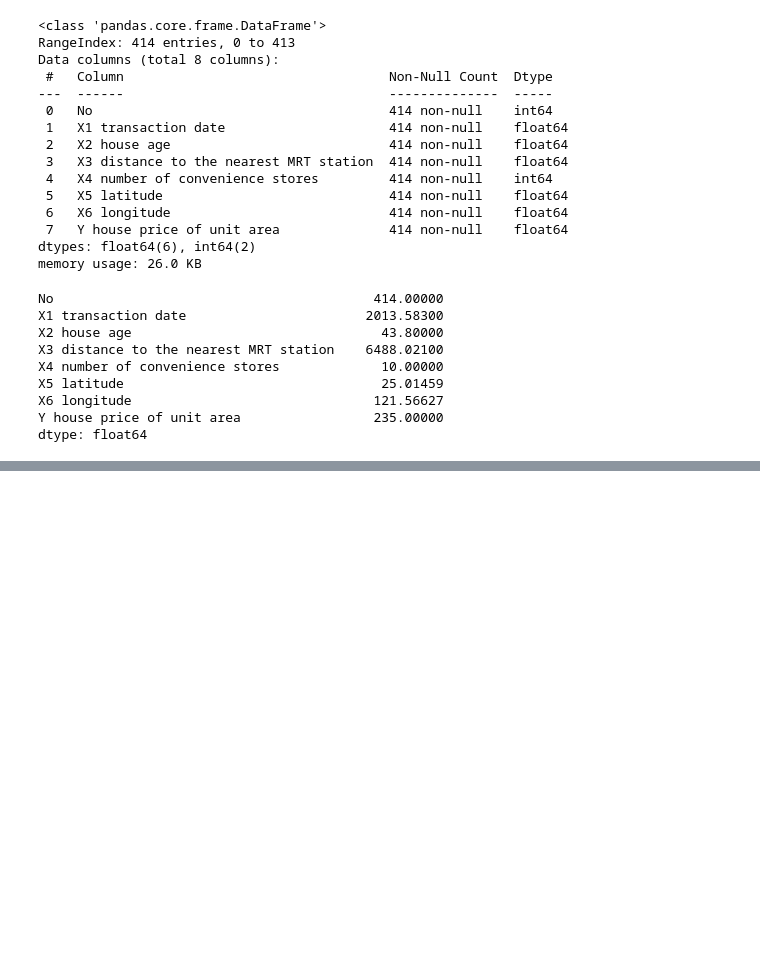
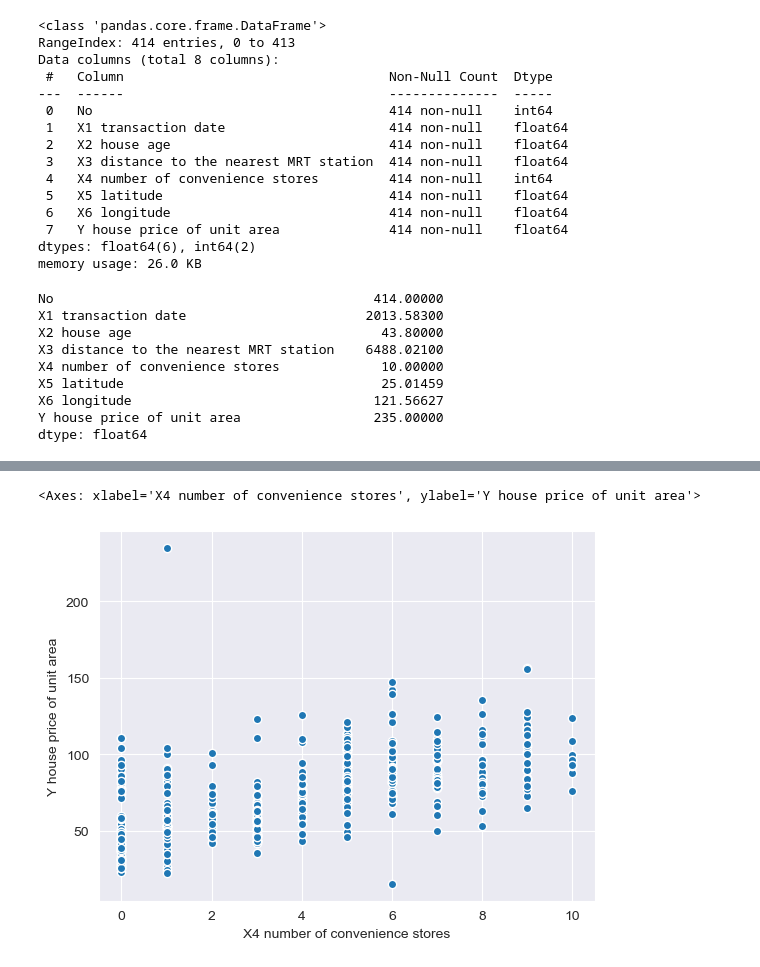
Before and after one commit to Xyehtz/AI-and-Machine-Learning, a Jupyter notebook: Lab 4/sample.ipynb, the cells around one changed output, grey strips where cells are left out. Saved outputs shown, nothing was run; the diff lists cells and outputs as text; code cells hidden in the pictures; blank space fills up the shorter version.

```diff
--- a/Lab 4/sample.ipynb
+++ b/Lab 4/sample.ipynb
@@ -89,0 +137,11 @@ real_state.info
+# %%
+# 14.	Extract the X4 number of convenience stores column as x4 and the Y house price of unit area column as y from the dataset.
+x4 = real_state['X4 number of convenience stores']
+
+# 15.	Create a scatter plot to visualize the relationship between x4 (number of convenience stores) and y (house price of unit area), with a line width of 1.
+sns.scatterplot(x=x4, y=y, lw=1)
+
+# 16.	Copy and paste visualization and describe what conclusions could be drawn from this visualization.
+# %% [output]
+<Axes: xlabel='X4 number of convenience stores', ylabel='Y house price of unit area'>
+[figure, added]
```
Also changed, not shown: parts of 11 cells of this notebook.
